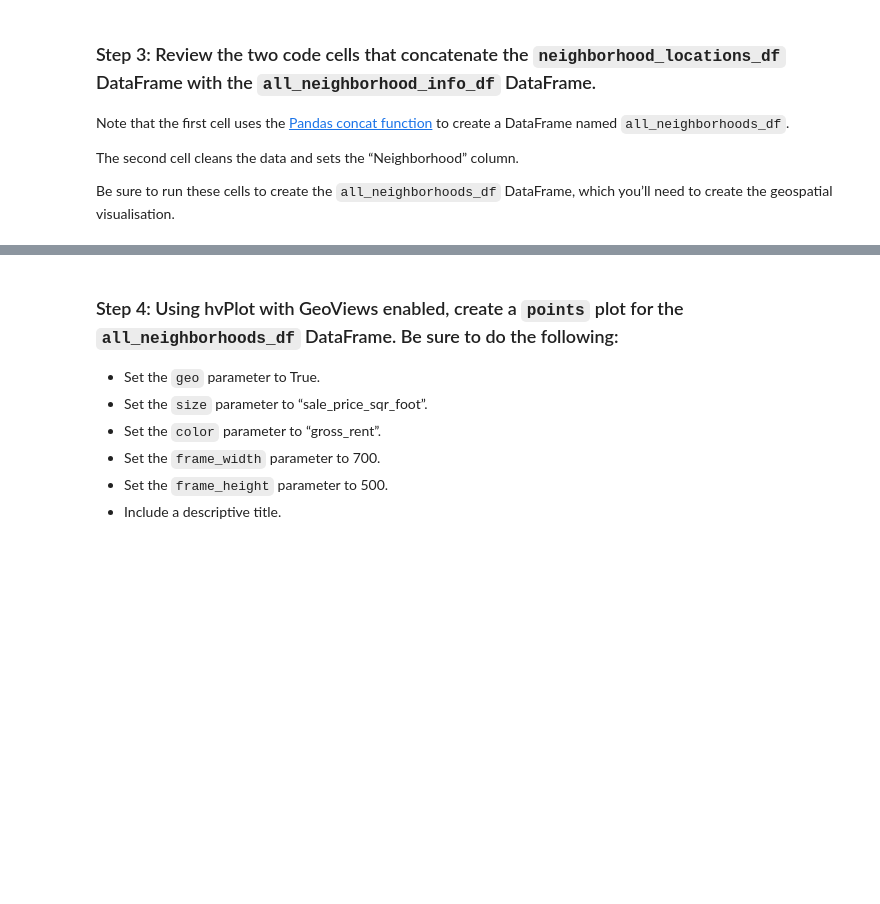
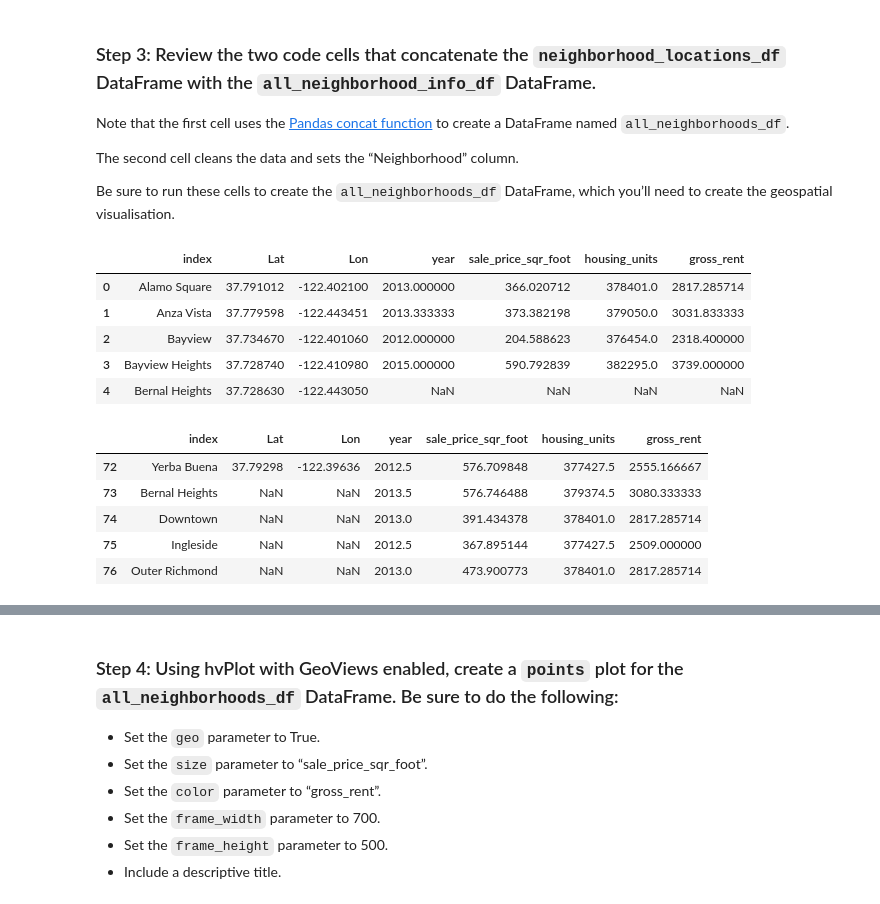
Before and after one commit to Kay-bot/Housing-Rental-Analysis-for-San-Francisco, a Jupyter notebook: Starter_Code/san_francisco_housing.ipynb, the cells around one changed output, grey strips where cells are left out. Drawn from its saved outputs; the diff is of its cells as text; code cells hidden in the pictures; blank space fills up the shorter version.

```diff
--- a/Starter_Code/san_francisco_housing.ipynb
+++ b/Starter_Code/san_francisco_housing.ipynb
@@ -487,8 +493,9 @@ Note that your resulting plot should appear similar to the following image:
 ### Step 1: Read the `neighborhood_coordinates.csv` file from the `Resources` folder into the notebook, and create a DataFrame named `neighborhood_locations_df`. Be sure to set the `index_col` of the DataFrame as “Neighborhood”.
 # %%
 # Load neighborhoods coordinates data
-neighborhood_locations_df = # YOUR CODE HERE
+neighborhood_locations_df = pd.read_csv(Path('./Resources/neighborhoods_coordinates.csv'), index_col='Neighborhood')
 
 # Review the DataFrame
 # YOUR CODE HERE
+neighborhood_locations_df
 # %% [output]
@@ -512,18 +548,28 @@ Be sure to run these cells to create the `all_neighborhoods_df` DataFrame, which
 # %%
 # Using the Pandas `concat` function, join the
 # neighborhood_locations_df and the all_neighborhood_info_df DataFrame
 # The axis of the concatenation is "columns".
 # The concat function will automatially combine columns with
 # identical information, while keeping the additional columns.
-all_neighborhoods_df = pd.concat(
-    [neighborhood_locations_df, all_neighborhood_info_df],
-    axis="columns",
-    sort=False
-)
+all_neighborhoods_df = pd.concat([neighborhood_locations_df, all_neighborhood_info_df], axis=1)
+all_neighborhoods_df.reset_index(inplace=True)
 
 # Review the resulting DataFrame
 display(all_neighborhoods_df.head())
 display(all_neighborhoods_df.tail())
+# %% [output]
+|  | index | Lat | Lon | year | sale_price_sqr_foot | housing_units | gross_rent |
+| 0 | Alamo Square | 37.791012 | -122.402100 | 2013.000000 | 366.020712 | 378401.0 | 2817.285714 |
+| 1 | Anza Vista | 37.779598 | -122.443451 | 2013.333333 | 373.382198 | 379050.0 | 3031.833333 |
+| 2 | Bayview | 37.734670 | -122.401060 | 2012.000000 | 204.588623 | 376454.0 | 2318.400000 |
+| 3 | Bayview Heights | 37.728740 | -122.410980 | 2015.000000 | 590.792839 | 382295.0 | 3739.000000 |
+| 4 | Bernal Heights | 37.728630 | -122.443050 | NaN | NaN | NaN | NaN |
+|  | index | Lat | Lon | year | sale_price_sqr_foot | housing_units | gross_rent |
+| 72 | Yerba Buena | 37.79298 | -122.39636 | 2012.5 | 576.709848 | 377427.5 | 2555.166667 |
+| 73 | Bernal Heights | NaN | NaN | 2013.5 | 576.746488 | 379374.5 | 3080.333333 |
+| 74 | Downtown | NaN | NaN | 2013.0 | 391.434378 | 378401.0 | 2817.285714 |
+| 75 | Ingleside | NaN | NaN | 2012.5 | 367.895144 | 377427.5 | 2509.000000 |
+| 76 | Outer Richmond | NaN | NaN | 2013.0 | 473.900773 | 378401.0 | 2817.285714 |
 # %%
 # Call the dropna function to remove any neighborhoods that do not have data
 all_neighborhoods_df = all_neighborhoods_df.reset_index().dropna()
```
Also changed, not shown: parts of 13 cells of this notebook.
